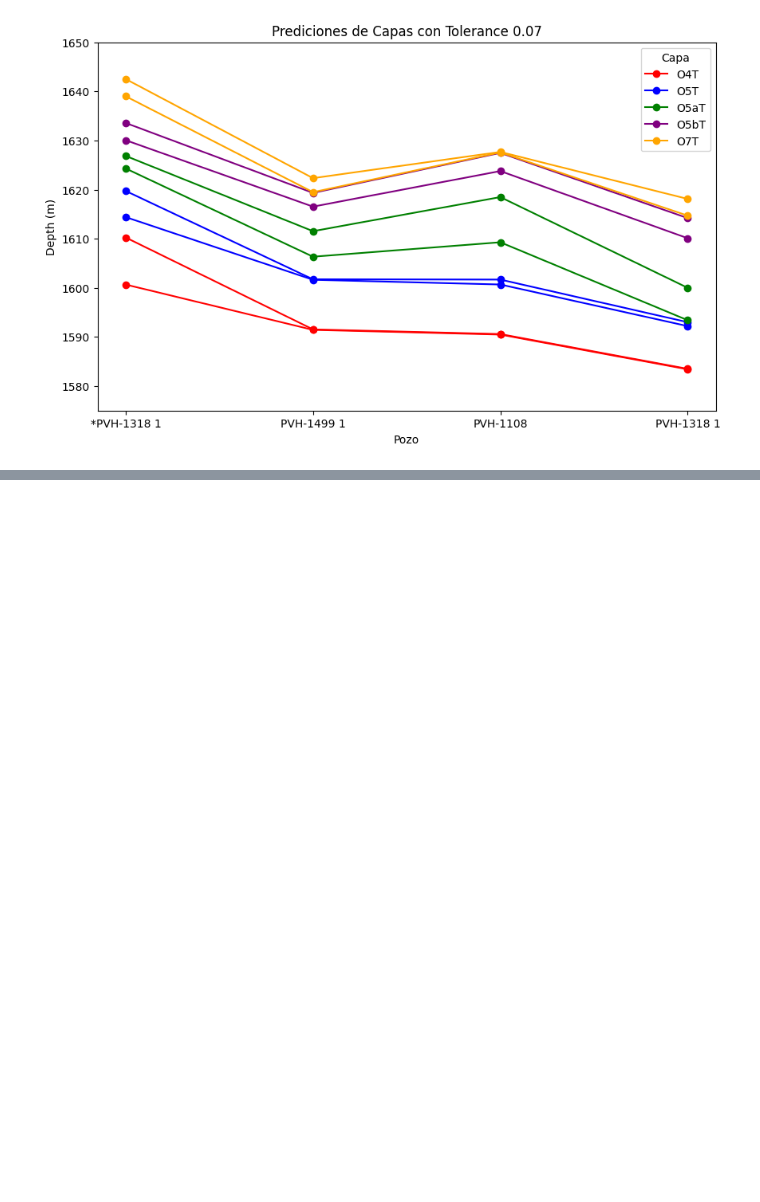
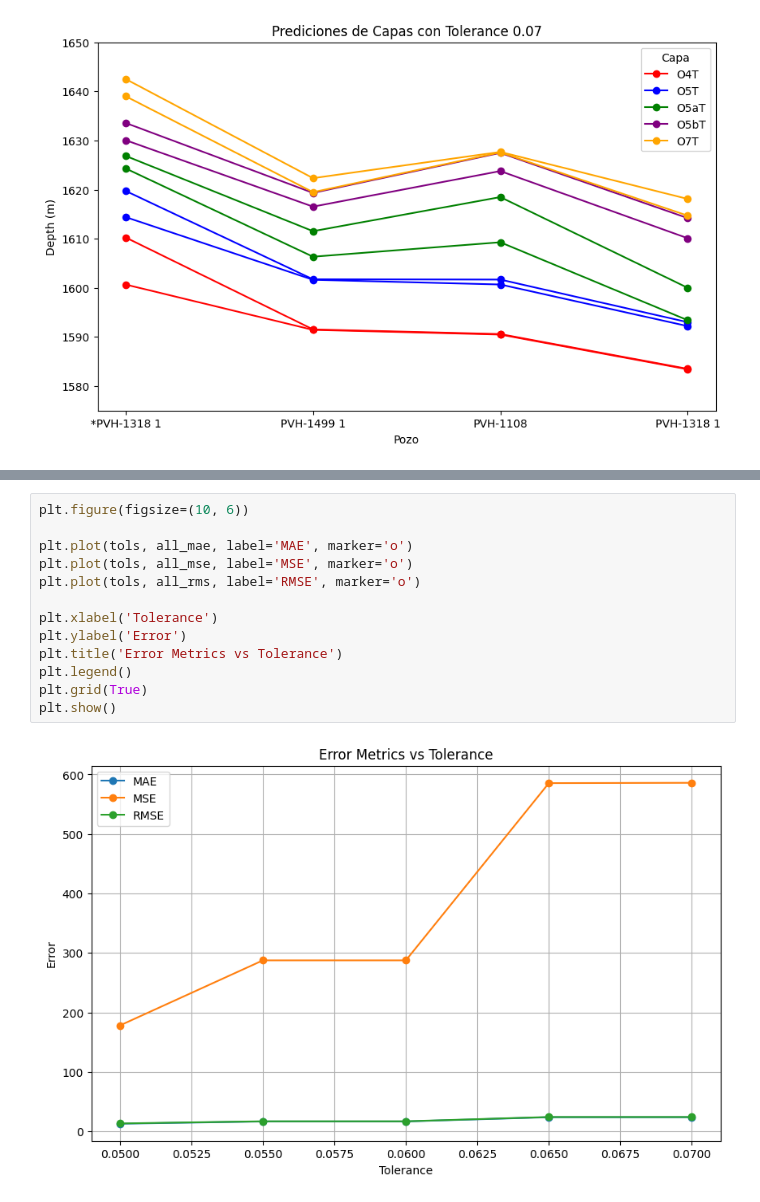
Before and after one commit to scast3/dtw_tool, a Jupyter notebook: optimization.ipynb, the cells around one changed output, grey strips where cells are left out. Saved outputs shown, nothing was run; the diff lists cells and outputs as text; blank space fills up the shorter version.

```diff
--- a/optimization.ipynb
+++ b/optimization.ipynb
@@ -417,0 +437,15 @@ plt.show()
+# %%
+plt.figure(figsize=(10, 6))
+
+plt.plot(tols, all_mae, label='MAE', marker='o')
+plt.plot(tols, all_mse, label='MSE', marker='o')
+plt.plot(tols, all_rms, label='RMSE', marker='o')
+
+plt.xlabel('Tolerance')
+plt.ylabel('Error')
+plt.title('Error Metrics vs Tolerance')
+plt.legend()
+plt.grid(True)
+plt.show()
+# %% [output]
+[figure, added]
```
Also changed, not shown: parts of 7 cells of this notebook.
